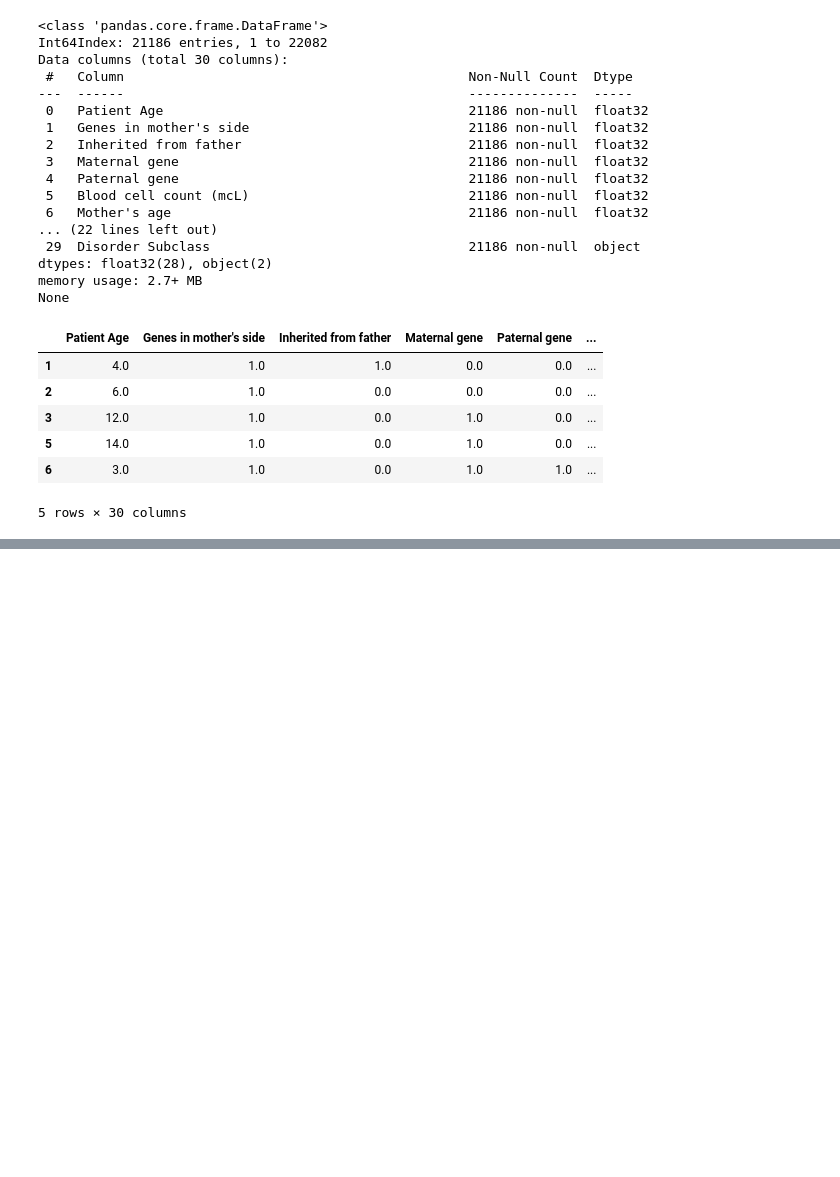
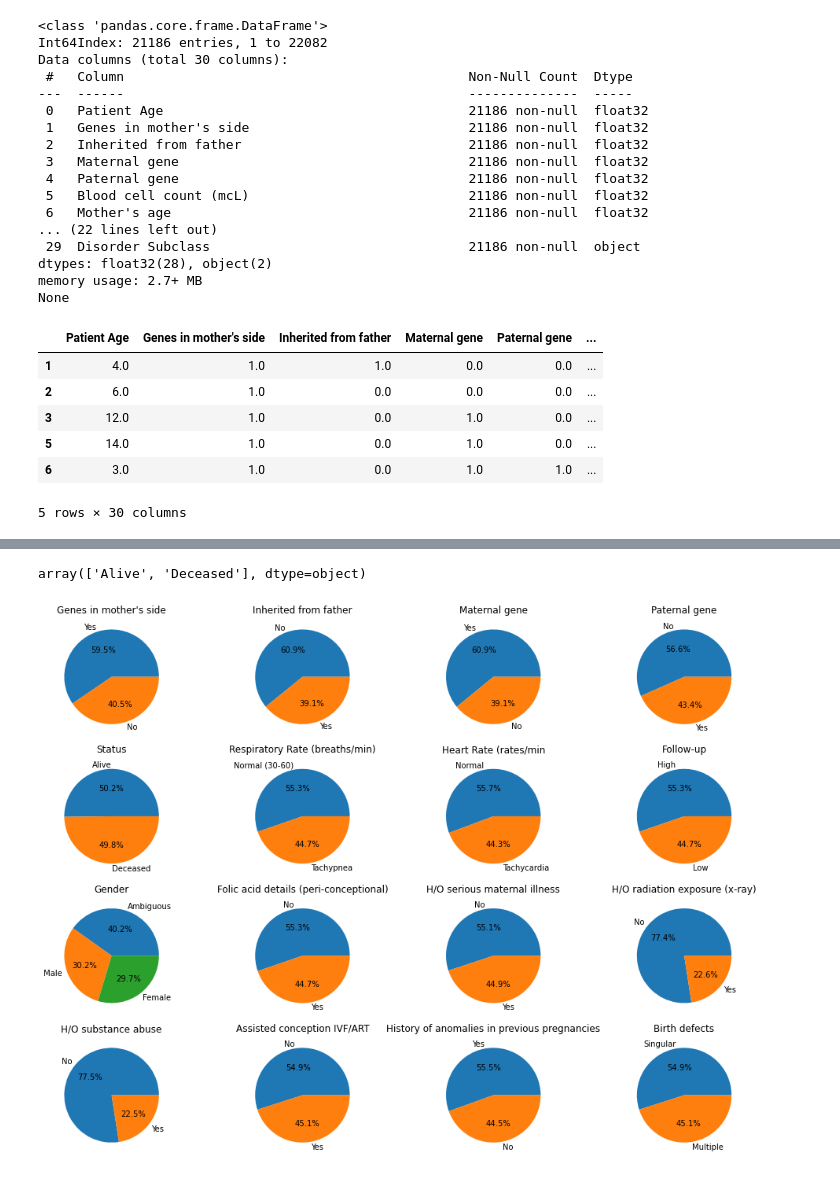
Before and after one commit to DavidHuang0621/Genomes-GeneticDisorders, a Jupyter notebook: EDA.ipynb, the cells around one changed output, grey strips where cells are left out. Saved outputs shown, nothing was run; the diff lists cells and outputs as text; code cells hidden in the pictures; blank space fills up the shorter version.

```diff
--- a/EDA.ipynb
+++ b/EDA.ipynb
@@ -334,8 +335,3 @@ encode_data.head()
 5 rows × 30 columns
 # %%
 encode_data.to_csv("train_processed_encoded_balanced.csv")
-# %%
-for c in df.columns:
-    if df[c].dtype == object and df[c].name != "Patient Age":
-        df[c].value_counts().plot.pie(autopct="%1.1f%%")
-        plt.show()
@@ -356,3 +338,18 @@ for c in df.columns:
+# %%
+df['Status'].unique()
+# %% [output]
+array(['Alive', 'Deceased'], dtype=object)
+# %%
+fig, axs = plt.subplots(4, 4, figsize=(14,10))
+df.drop('Patient Age', axis=1, inplace=True)
+for ax, c in zip(axs.flat, df.columns[df.dtypes == object]):
+    ax.set_title(c)
+    ax.pie(df[c].value_counts(), autopct="%1.1f%%", labels=df[c].unique())
+plt.tight_layout()
+# plt.show()
+plt.savefig('./figures/piecharts.png')
+# %% [output]
+[figure, added]
 # %%
 plt.hist(df["White Blood cell count (thousand per microliter)"], bins=20)
 plt.xlabel("White Blood cell count (thousand per microliter)")
```
Also changed, not shown: parts of 12 cells of this notebook, 6 other files.
